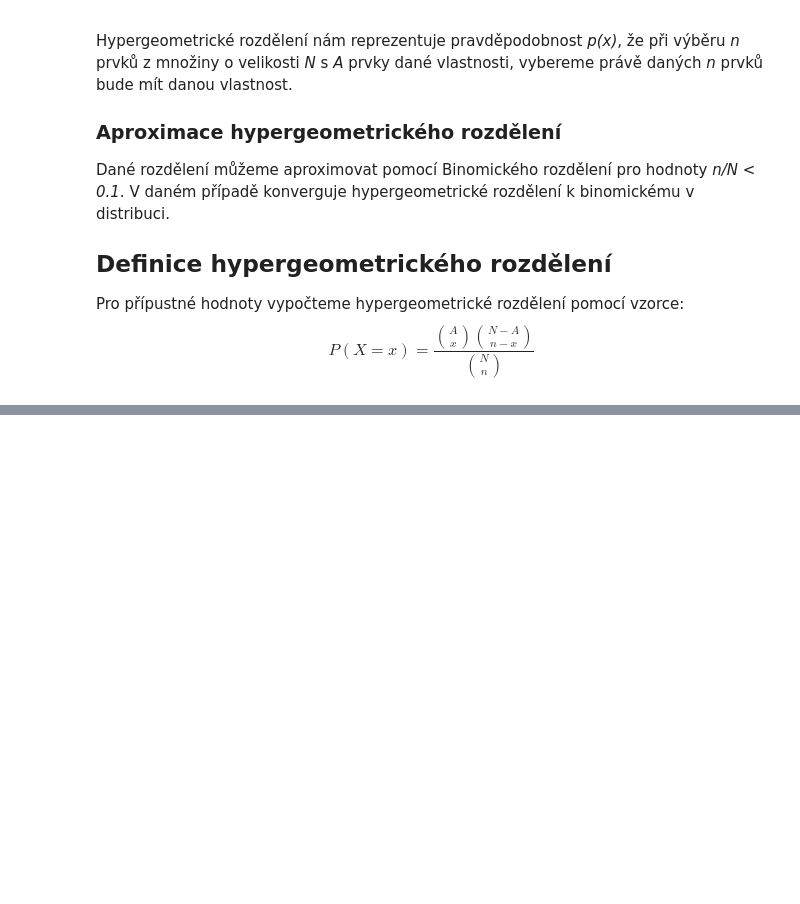
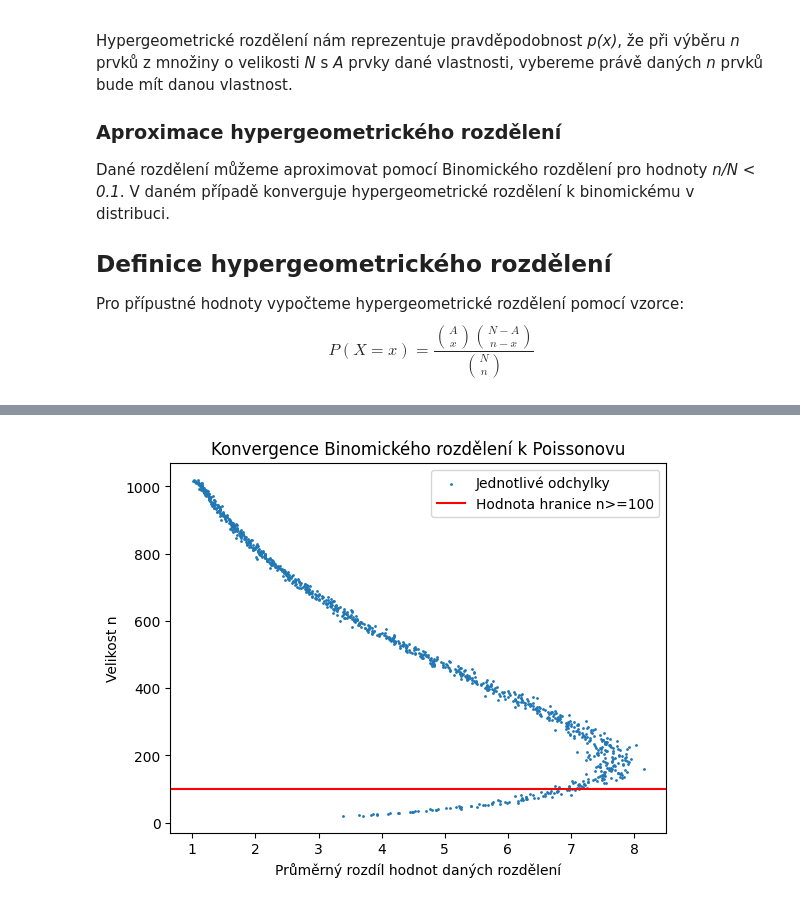
Before and after one commit to jakvitov/math_simulations, a Jupyter notebook: AproximaceRozdeleni.ipynb, the cells around one changed output, grey strips where cells are left out. Cells and saved outputs as stored; diff of their text form; code cells hidden in the pictures; blank space fills up the shorter version.

```diff
--- a/AproximaceRozdeleni.ipynb
+++ b/AproximaceRozdeleni.ipynb
@@ -67,0 +86,42 @@ Kendall-tau korelační koeficient: SignificanceResult(statistic=0.2393221203915
+# %%
+plt.clf()
+
+# Rozdíly daných rozdělení jako abs(sum(bin-poisson))
+x_values = []
+y_values = []
+n_to_p_ratio = []
+
+# Pravděpodobnost, že dojde k jevu x
+p = 0.9
+# Počet pokusů
+n = 20
+
+# Počet iterací simulace
+iterations = 1000
+
+for i in range(iterations):
+
+  # Generujeme iter. hodnot binomického rozdělení
+  binomial = np.random.binomial(n, p, size=iterations)
+
+  # Generujeme iter. hodnot poissonova rozdělení
+  poisson = np.random.poisson(n*p, size=iterations)
+
+  # Určíme jejich průměrnou odchylku
+  x_values.append(np.sum(abs(poisson-binomial))/iterations)
+
+  y_values.append(n)
+
+  n += 1
+  # Hodnota pro průběžné klesání poměru n*p
+  p *= 0.993221
+
+plt.title("Konvergence Binomického rozdělení k Poissonovu")
+plt.xlabel("Průměrný rozdíl hodnot daných rozdělení")
+plt.ylabel("Velikost n")
+plt.scatter(x_values, y_values, s=1, label="Jednotlivé odchylky")
+plt.axhline(y = 100, color = 'r', linestyle = '-', label="Hodnota hranice n>=100")
+plt.legend()
+plt.show()
+# %% [output]
+[figure, added]
```
Also changed, not shown: parts of 2 cells of this notebook.
